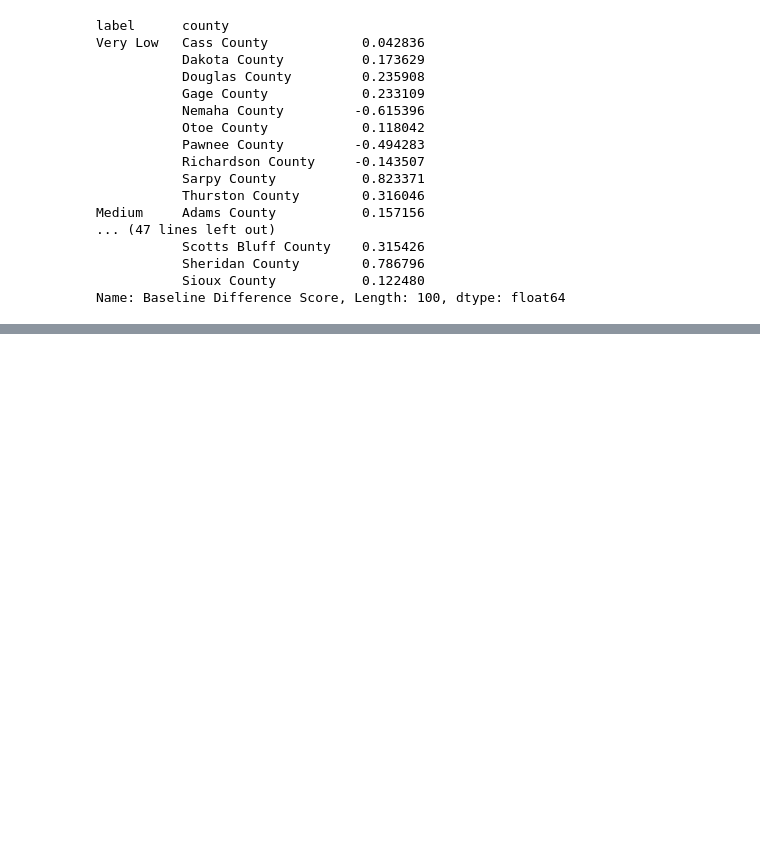
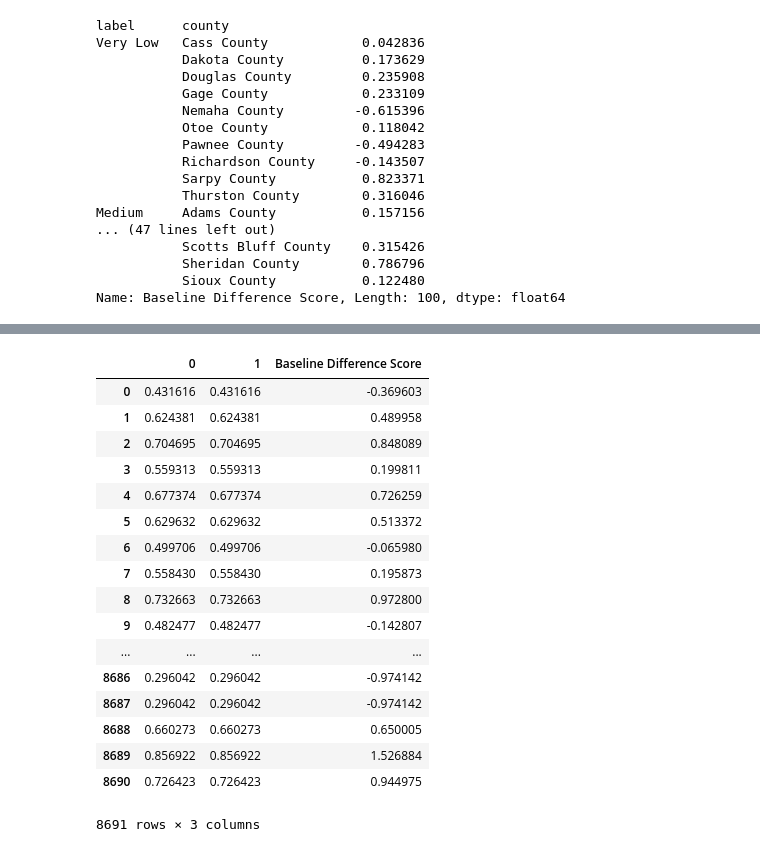
Before and after one commit to kaleoyster/thesis, a Jupyter notebook: analysis/06-13-19-effect-of-freeze-thaw-on bridge-condition.ipynb, the cells around one changed output, grey strips where cells are left out. Saved outputs shown, nothing was run; the diff lists cells and outputs as text; code cells hidden in the pictures; blank space fills up the shorter version.

Commit message:
added analysis script for gmaps

```diff
--- a/analysis/06-13-19-effect-of-freeze-thaw-on bridge-condition.ipynb
+++ b/analysis/06-13-19-effect-of-freeze-thaw-on bridge-condition.ipynb
@@ -572,5 +538,0 @@ If you're reading this message in another frontend (for example, a static render
-# %%
-locations = gmaps.datasets.load_dataset("taxi_rides")
-fig = gmaps.figure()
-fig.add_layer(gmaps.heatmap_layer(locations))
-fig
@@ -581,13 +538,0 @@ If you're reading this message in another frontend (for example, a static render
-# %%
-df = gmaps.datasets.load_dataset_as_df("starbucks_kfc_uk")
-
-starbucks_df = df[df['chain_name'] == 'starbucks']
-starbucks_df =  starbucks_df[['latitude', 'longitude']]
-
-starbucks_layer = gmaps.symbol_layer(
-    starbucks_df, fill_color='green', stroke_color='green', scale=2
-)
-
-fig = gmaps.figure()
-fig.add_layer(starbucks_layer)
-fig
@@ -597,0 +574,49 @@ If you're reading this message in another frontend (for example, a static render
+# %%
+mapping_df = mapping.dropna()
+weights = mapping_df['Baseline Difference Score']
+
+
+
+from sklearn import preprocessing
+
+x = mapping_df[['Baseline Difference Score', 'Scaled Baseline Difference Score']].values #returns a numpy array
+min_max_scaler = preprocessing.MinMaxScaler()
+x_scaled = min_max_scaler.fit_transform(x)
+
+df = pd.DataFrame(x_scaled)
+y  = mapping.dropna()
+df['Baseline Difference Score'] = y['Baseline Difference Score'].tolist()
+mapping_df =  mapping_df[['latitude', 'longitude']]
+
+
+#weights = mapping_df['Baseline Difference Score']
+# mapping_layer = gmaps.symbol_layer(
+#     mapping_df, fill_color='green', stroke_color='green', scale=2,  weights =
+# )
+mapping_layer = gmaps.heatmap_layer(mapping_df, weights = df[0], opacity = 0.1)
+#mapping_layer = gmaps.heatmap_layer(mapping_df, weights = df[0], opacity = 0.1)
+
+
+
+fig = gmaps.figure()
+fig.add_layer(mapping_layer)
+fig
+# %% [output]
+|  | 0 | 1 | Baseline Difference Score |
+| 0 | 0.431616 | 0.431616 | -0.369603 |
+| 1 | 0.624381 | 0.624381 | 0.489958 |
+| 2 | 0.704695 | 0.704695 | 0.848089 |
+| 3 | 0.559313 | 0.559313 | 0.199811 |
+| 4 | 0.677374 | 0.677374 | 0.726259 |
+| 5 | 0.629632 | 0.629632 | 0.513372 |
+| 6 | 0.499706 | 0.499706 | -0.065980 |
+| 7 | 0.558430 | 0.558430 | 0.195873 |
+| 8 | 0.732663 | 0.732663 | 0.972800 |
+| 9 | 0.482477 | 0.482477 | -0.142807 |
+| ... | ... | ... | ... |
+| 8686 | 0.296042 | 0.296042 | -0.974142 |
+| 8687 | 0.296042 | 0.296042 | -0.974142 |
+| 8688 | 0.660273 | 0.660273 | 0.650005 |
+| 8689 | 0.856922 | 0.856922 | 1.526884 |
+| 8690 | 0.726423 | 0.726423 | 0.944975 |
+8691 rows × 3 columns
```
Also changed, not shown: parts of 22 cells of this notebook, 1 other file.
